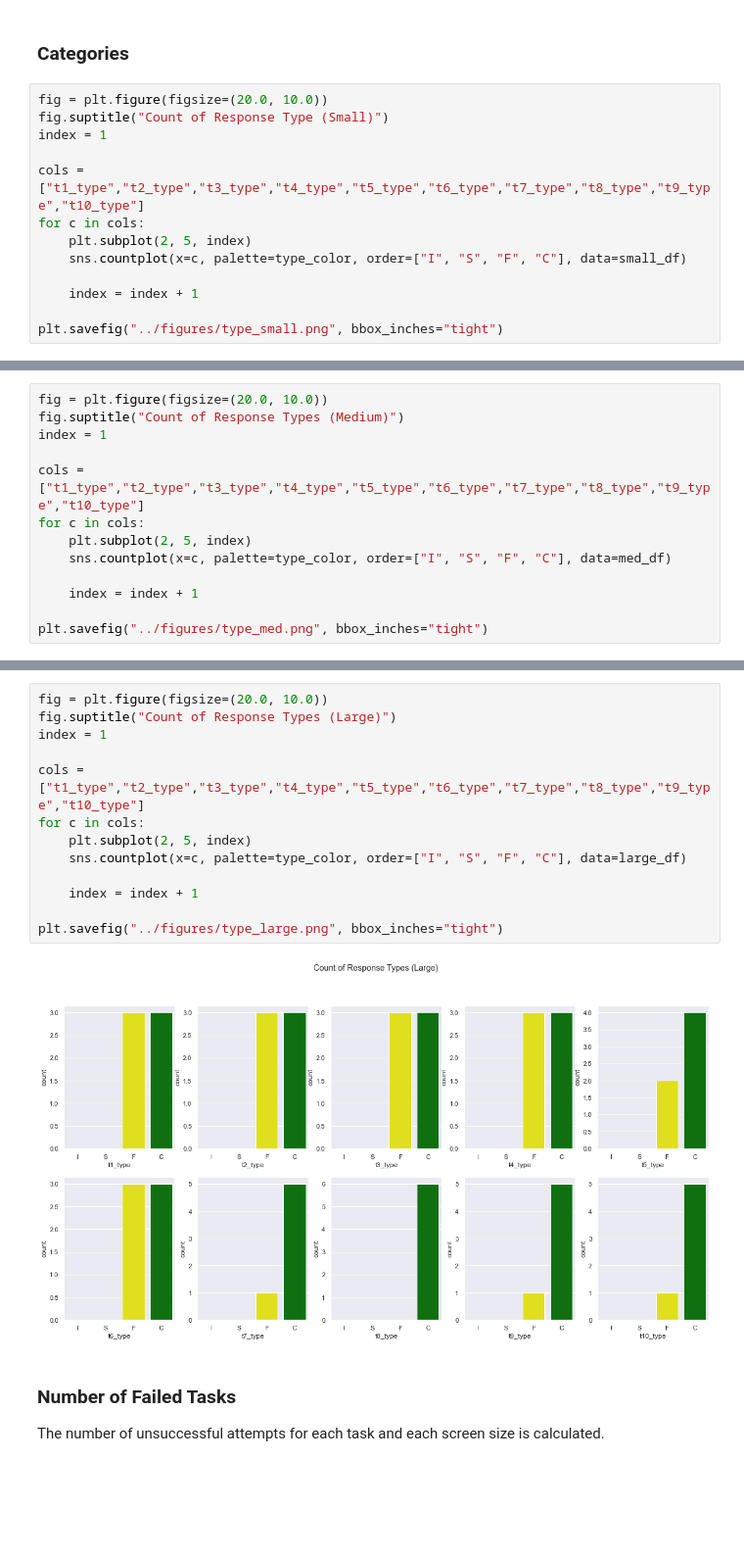
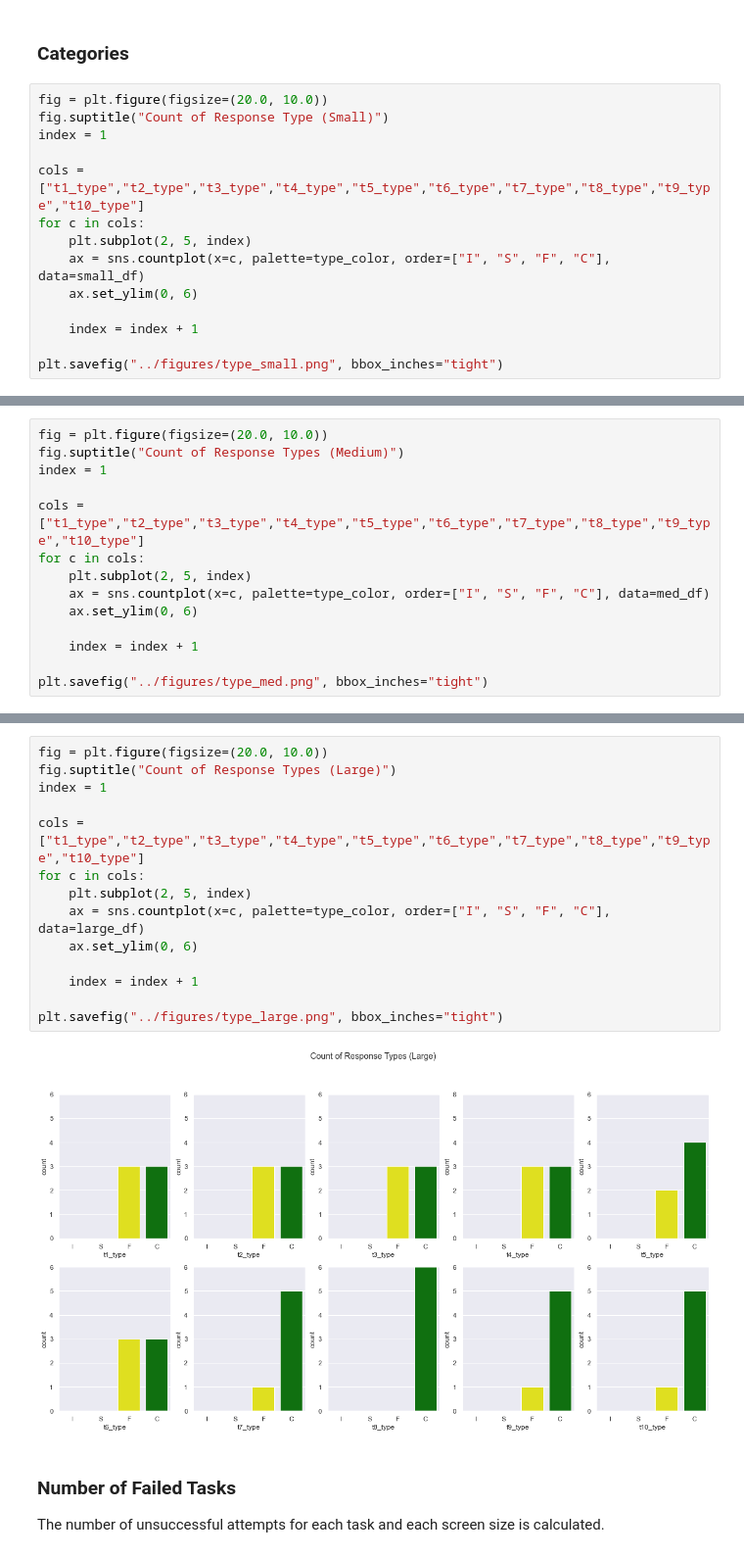
Before and after one commit to BladeF/Thesis-Data-Analysis, a Jupyter notebook: notebooks/task_analysis.ipynb, the cells around one changed output, grey strips where cells are left out. Shown at 98% size. Cells and saved outputs as stored; diff of their text form; blank space fills up the shorter version.

Commit message:
Fixed the y axis scales of the figures

```diff
--- a/notebooks/task_analysis.ipynb
+++ b/notebooks/task_analysis.ipynb
@@ -163,7 +163,8 @@ index = 1
 cols = ["t1_type","t2_type","t3_type","t4_type","t5_type","t6_type","t7_type","t8_type","t9_type","t10_type"]
 for c in cols:
     plt.subplot(2, 5, index)
-    sns.countplot(x=c, palette=type_color, order=["I", "S", "F", "C"], data=small_df)
+    ax = sns.countplot(x=c, palette=type_color, order=["I", "S", "F", "C"], data=small_df)
+    ax.set_ylim(0, 6)
 
     index = index + 1
 
@@ -178,7 +179,8 @@ index = 1
 cols = ["t1_type","t2_type","t3_type","t4_type","t5_type","t6_type","t7_type","t8_type","t9_type","t10_type"]
 for c in cols:
     plt.subplot(2, 5, index)
-    sns.countplot(x=c, palette=type_color, order=["I", "S", "F", "C"], data=med_df)
+    ax = sns.countplot(x=c, palette=type_color, order=["I", "S", "F", "C"], data=med_df)
+    ax.set_ylim(0, 6)
 
     index = index + 1
 
@@ -188,18 +190,19 @@ plt.savefig("../figures/type_med.png", bbox_inches="tight")
 # %%
 fig = plt.figure(figsize=(20.0, 10.0))
 fig.suptitle("Count of Response Types (Large)")
 index = 1
 
 cols = ["t1_type","t2_type","t3_type","t4_type","t5_type","t6_type","t7_type","t8_type","t9_type","t10_type"]
 for c in cols:
     plt.subplot(2, 5, index)
-    sns.countplot(x=c, palette=type_color, order=["I", "S", "F", "C"], data=large_df)
+    ax = sns.countplot(x=c, palette=type_color, order=["I", "S", "F", "C"], data=large_df)
+    ax.set_ylim(0, 6)
 
     index = index + 1
 
 plt.savefig("../figures/type_large.png", bbox_inches="tight")
 # %% [output]
-[figure, old version]
+[figure, new version]
 # %% [markdown]
 ### Number of Failed Tasks ###
 
```
Also changed, not shown: parts of 12 cells of this notebook, 16 other files.
